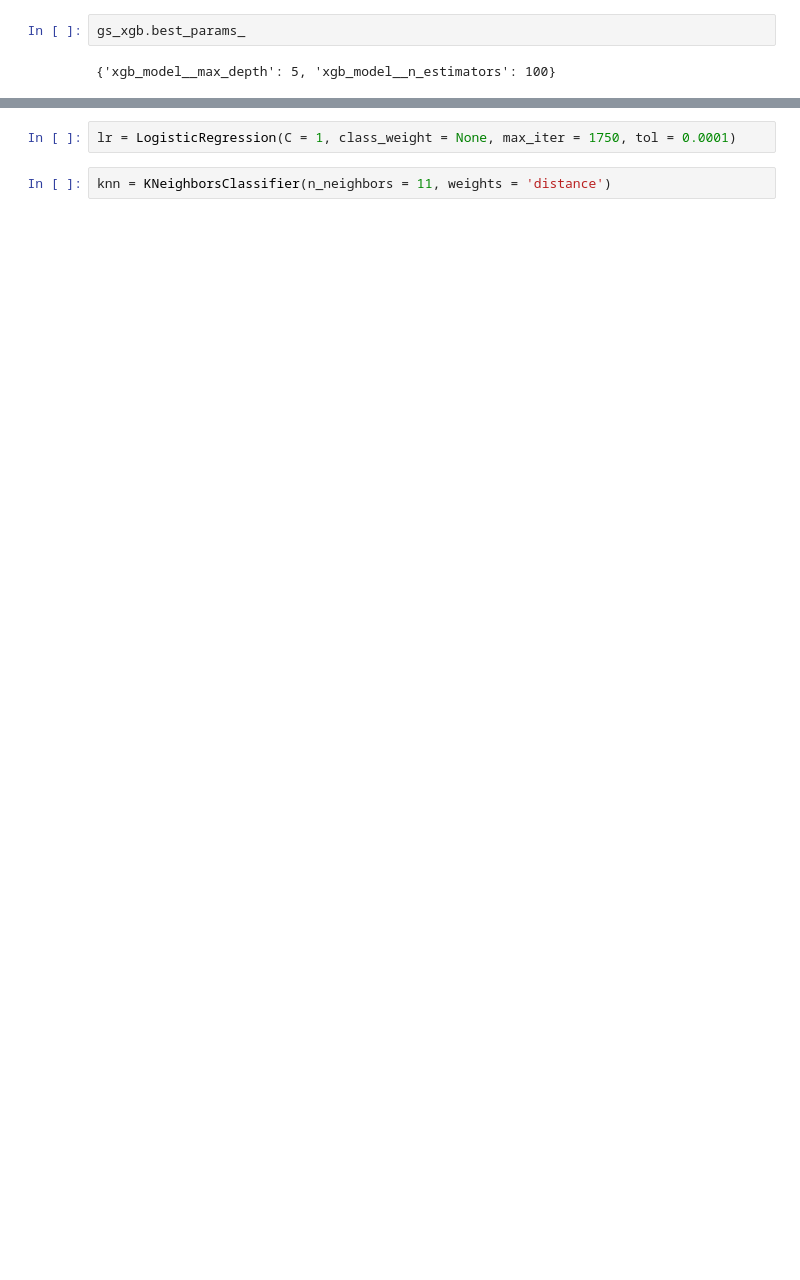
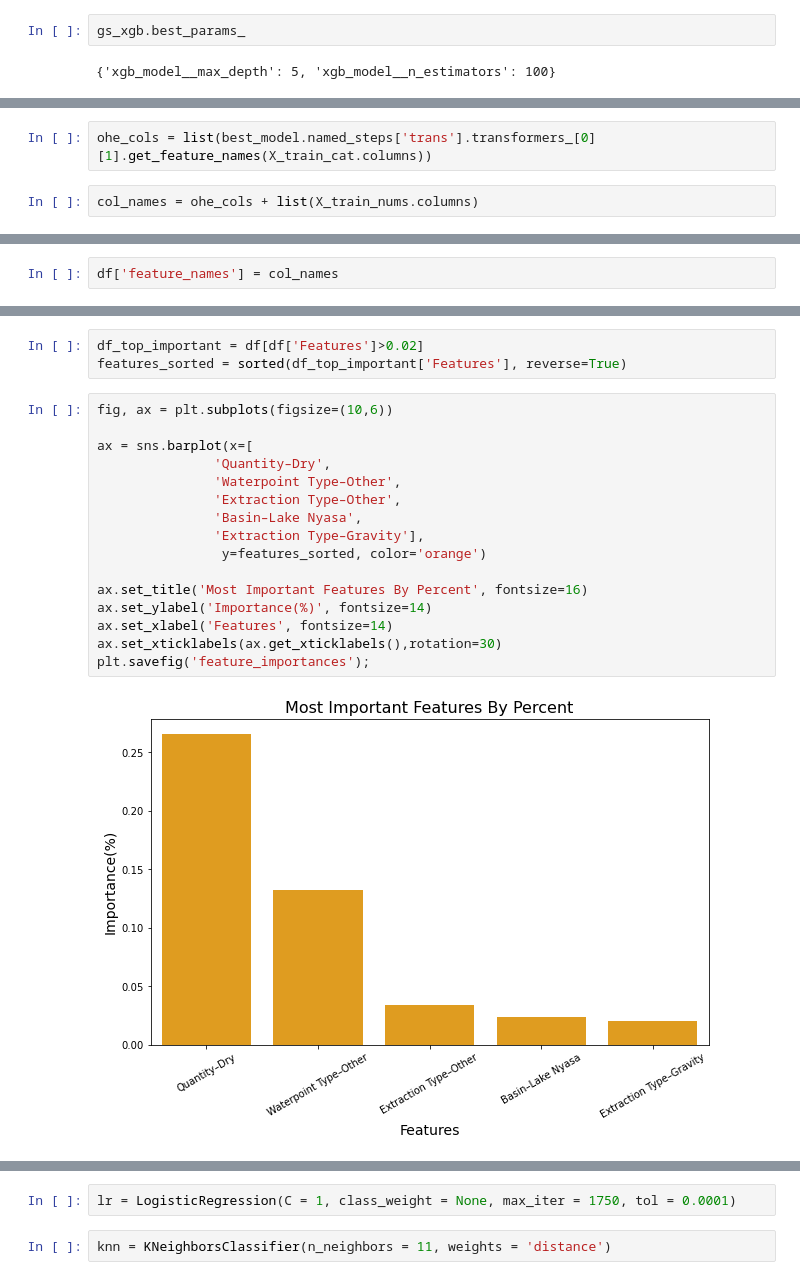
Before and after one commit to ericdnbn/machine_learning_water_pump_data_tanzania, a Jupyter notebook: Eric's Notebook.ipynb, the cells around one changed output, grey strips where cells are left out. Cells and saved outputs as stored; diff of their text form; blank space fills up the shorter version.

```diff
--- a/Eric's Notebook.ipynb
+++ b/Eric's Notebook.ipynb
@@ -582,0 +731,4 @@ gs_xgb.cv_results_['mean_test_score'].mean()
+# %%
+ohe_cols = list(best_model.named_steps['trans'].transformers_[0][1].get_feature_names(X_train_cat.columns))
+# %%
+col_names = ohe_cols + list(X_train_nums.columns)
@@ -582,0 +737,2 @@ gs_xgb.cv_results_['mean_test_score'].mean()
+# %%
+df['feature_names'] = col_names
@@ -582,0 +748,21 @@ gs_xgb.cv_results_['mean_test_score'].mean()
+# %%
+df_top_important = df[df['Features']>0.02]
+features_sorted = sorted(df_top_important['Features'], reverse=True)
+# %%
+fig, ax = plt.subplots(figsize=(10,6))
+
+ax = sns.barplot(x=[
+               'Quantity–Dry',
+               'Waterpoint Type–Other',
+               'Extraction Type–Other',
+               'Basin–Lake Nyasa',
+               'Extraction Type–Gravity'],
+                y=features_sorted, color='orange')
+
+ax.set_title('Most Important Features By Percent', fontsize=16)
+ax.set_ylabel('Importance(%)', fontsize=14)
+ax.set_xlabel('Features', fontsize=14)
+ax.set_xticklabels(ax.get_xticklabels(),rotation=30)
+plt.savefig('feature_importances');
+# %% [output]
+[figure, added]
```
Also changed, not shown: parts of 61 cells of this notebook.
